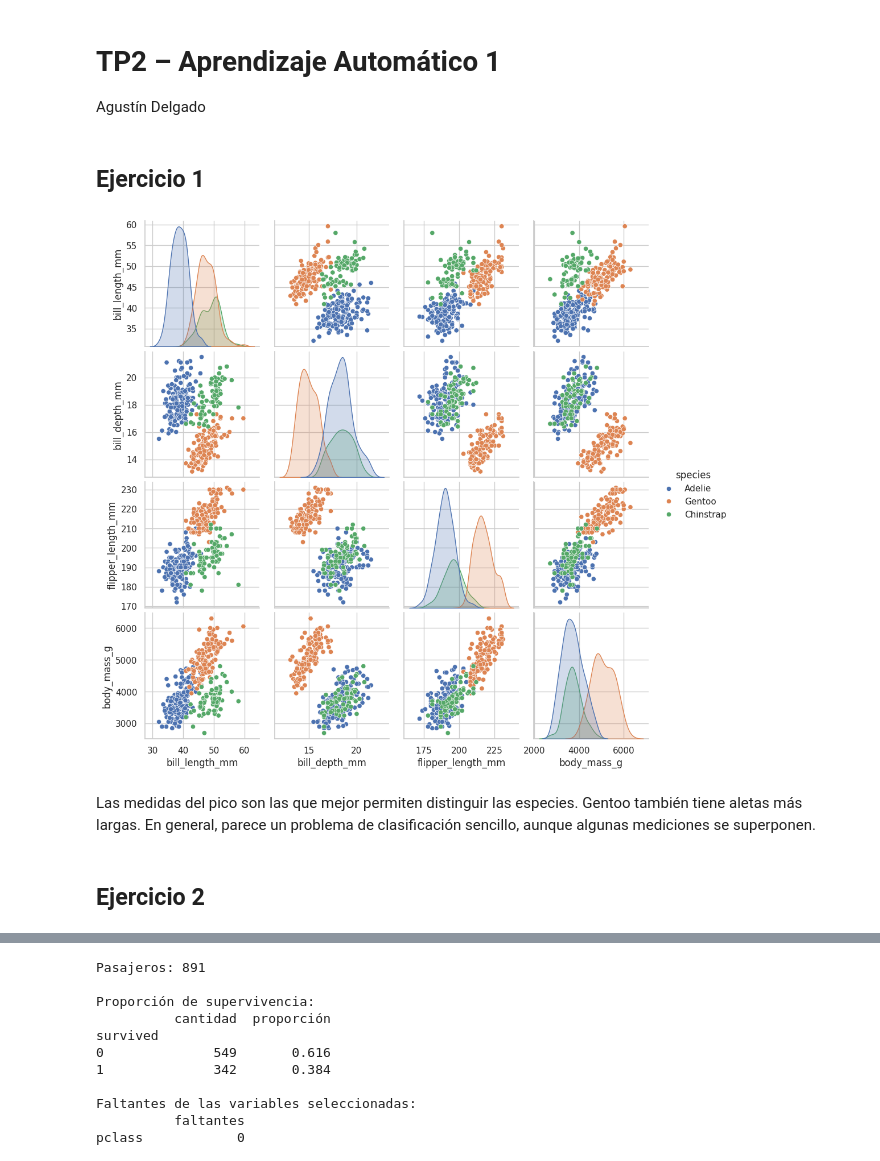
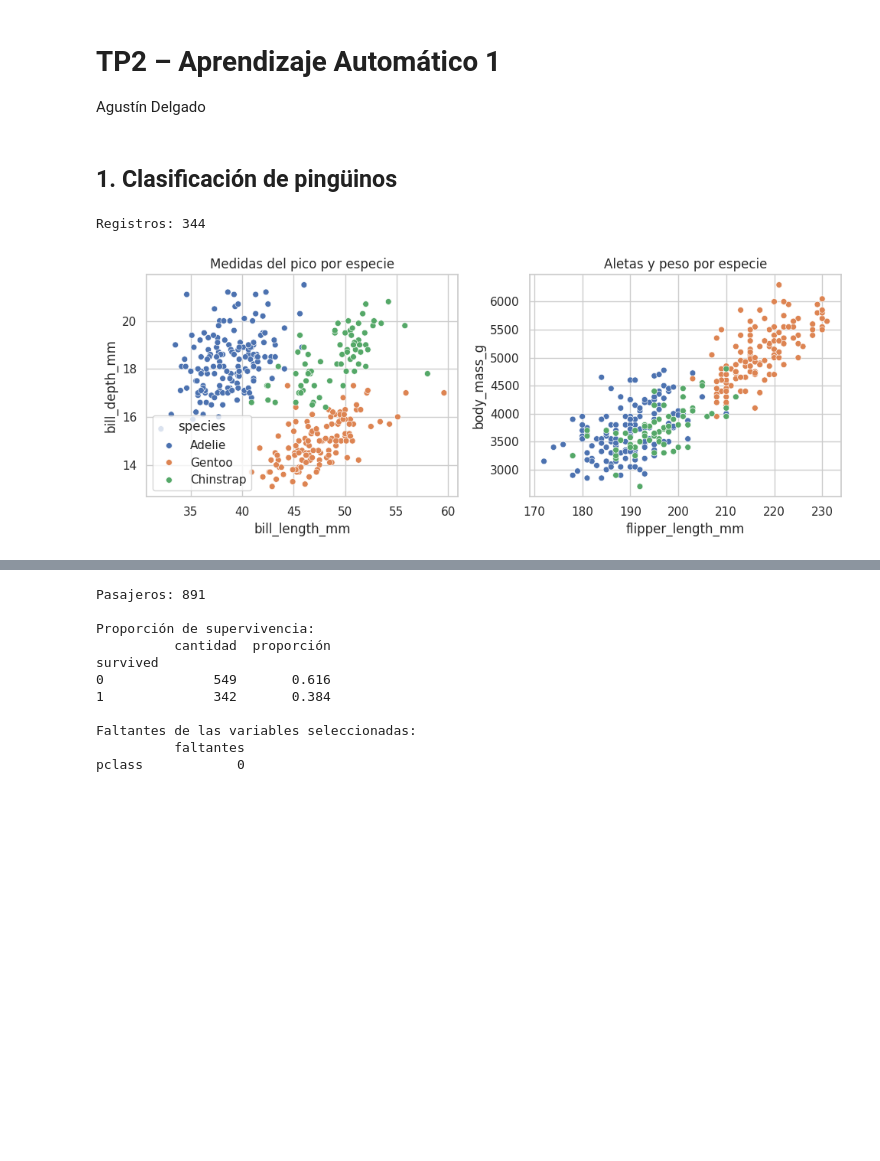
Before and after one commit to AgusDelgado98/AprendizajeAutomatico1, a Jupyter notebook: AA1_TP2_Delgado_Agustin.ipynb, the cells around one changed output, grey strips where cells are left out. Cells and saved outputs as stored; diff of their text form; code cells hidden in the pictures; blank space fills up the shorter version.

```diff
--- a/AA1_TP2_Delgado_Agustin.ipynb
+++ b/AA1_TP2_Delgado_Agustin.ipynb
@@ -2,44 +2,47 @@
 # TP2 – Aprendizaje Automático 1
 Agustín Delgado
 # %% [markdown]
-## Ejercicio 1
+## 1. Clasificación de pingüinos
 # %%
 import numpy as np
 import pandas as pd
 import matplotlib.pyplot as plt
 import seaborn as sns
 import warnings
 from sklearn.model_selection import train_test_split, cross_val_score, validation_curve, RandomizedSearchCV, StratifiedKFold
 from sklearn.preprocessing import StandardScaler, OneHotEncoder
 from sklearn.impute import SimpleImputer
 from sklearn.compose import ColumnTransformer
 from sklearn.pipeline import Pipeline
 from sklearn.base import clone
 from sklearn.exceptions import ConvergenceWarning
 from sklearn.neural_network import MLPClassifier
 from sklearn.dummy import DummyClassifier
 from sklearn.linear_model import LogisticRegression
 from sklearn.metrics import (accuracy_score, f1_score, classification_report,
                              ConfusionMatrixDisplay, confusion_matrix, precision_score, recall_score)
 from sklearn.inspection import permutation_importance
 from scipy.stats import loguniform
 
 SEMILLA = 42
 sns.set_theme(style="whitegrid")
 pd.set_option("display.precision", 3)
 warnings.filterwarnings("ignore", category=ConvergenceWarning)
 
 df_ping = pd.read_csv("https://raw.githubusercontent.com/mwaskom/seaborn-data/master/penguins.csv")
 print("Registros:", len(df_ping))
-sns.pairplot(df_ping, hue="species",
-             vars=["bill_length_mm", "bill_depth_mm", "flipper_length_mm", "body_mass_g"])
+fig, axes = plt.subplots(1, 2, figsize=(10, 4))
+sns.scatterplot(data=df_ping, x="bill_length_mm", y="bill_depth_mm",
+                hue="species", s=32, ax=axes[0])
+sns.scatterplot(data=df_ping, x="flipper_length_mm", y="body_mass_g",
+                hue="species", s=32, ax=axes[1], legend=False)
+axes[0].set_title("Medidas del pico por especie")
+axes[1].set_title("Aletas y peso por especie")
+plt.tight_layout()
 plt.show()
 # %% [output]
+Registros: 344
-[figure, old version]
+[figure, new version]
-# %% [markdown]
-Las medidas del pico son las que mejor permiten distinguir las especies. Gentoo también tiene aletas más largas. En general, parece un problema de clasificación sencillo, aunque algunas mediciones se superponen.
-# %% [markdown]
-## Ejercicio 2
 # %%
 X_p = df_ping.drop(columns=["species"])
 y_p = df_ping["species"]
```
Also changed, not shown: parts of 31 cells of this notebook.
